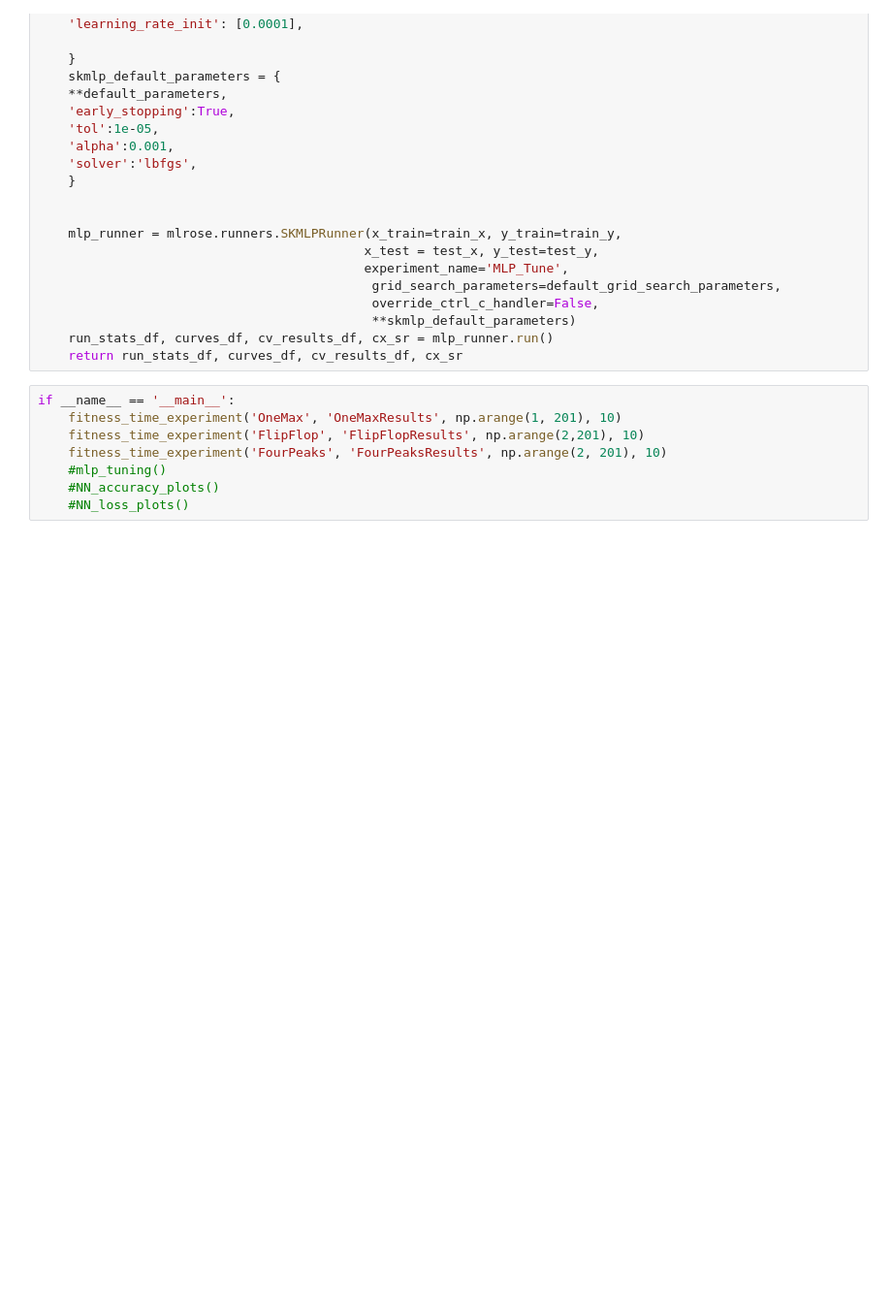
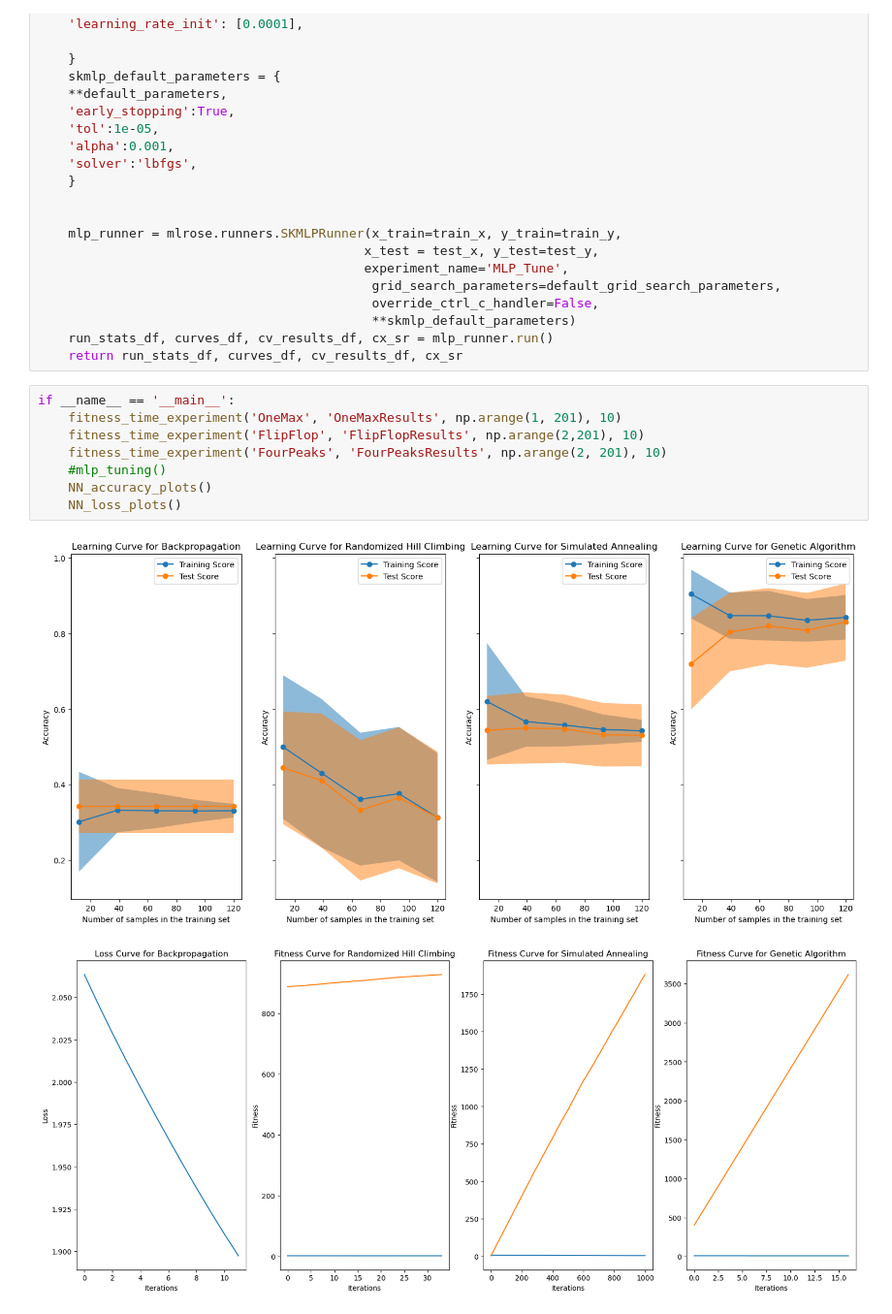
Before and after one commit to DanielNBach/randomized_optimization, a Jupyter notebook: randomized_optimization.ipynb, the cells around one changed output. Shown at 97% size. Drawn from its saved outputs; the diff is of its cells as text; blank space fills up the shorter version.

```diff
--- a/randomized_optimization.ipynb
+++ b/randomized_optimization.ipynb
@@ -248,8 +256,11 @@ def mlp_tuning():
 # %%
 if __name__ == '__main__':
     fitness_time_experiment('OneMax', 'OneMaxResults', np.arange(1, 201), 10)
     fitness_time_experiment('FlipFlop', 'FlipFlopResults', np.arange(2,201), 10)
     fitness_time_experiment('FourPeaks', 'FourPeaksResults', np.arange(2, 201), 10)
     #mlp_tuning()
-    #NN_accuracy_plots()
-    #NN_loss_plots()
+    NN_accuracy_plots()
+    NN_loss_plots()
+# %% [output]
+[figure, added]
+[figure, added]
```
Also changed, not shown: parts of 1 cell of this notebook, 6 other files.
